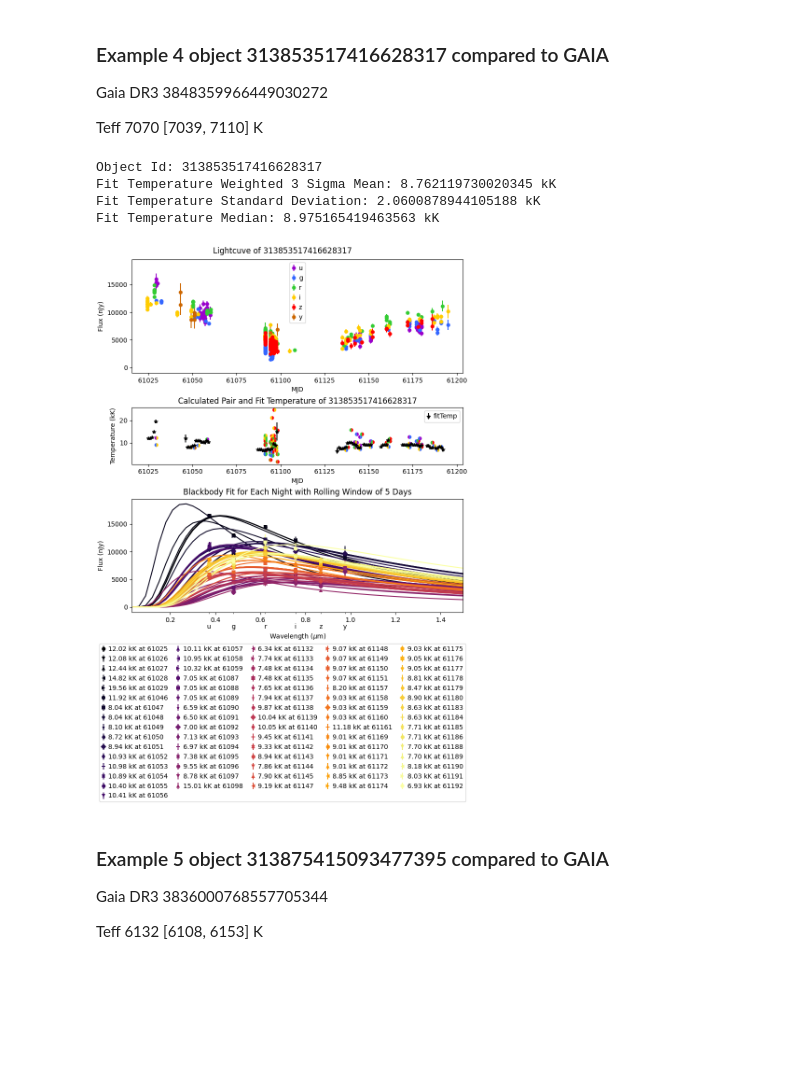
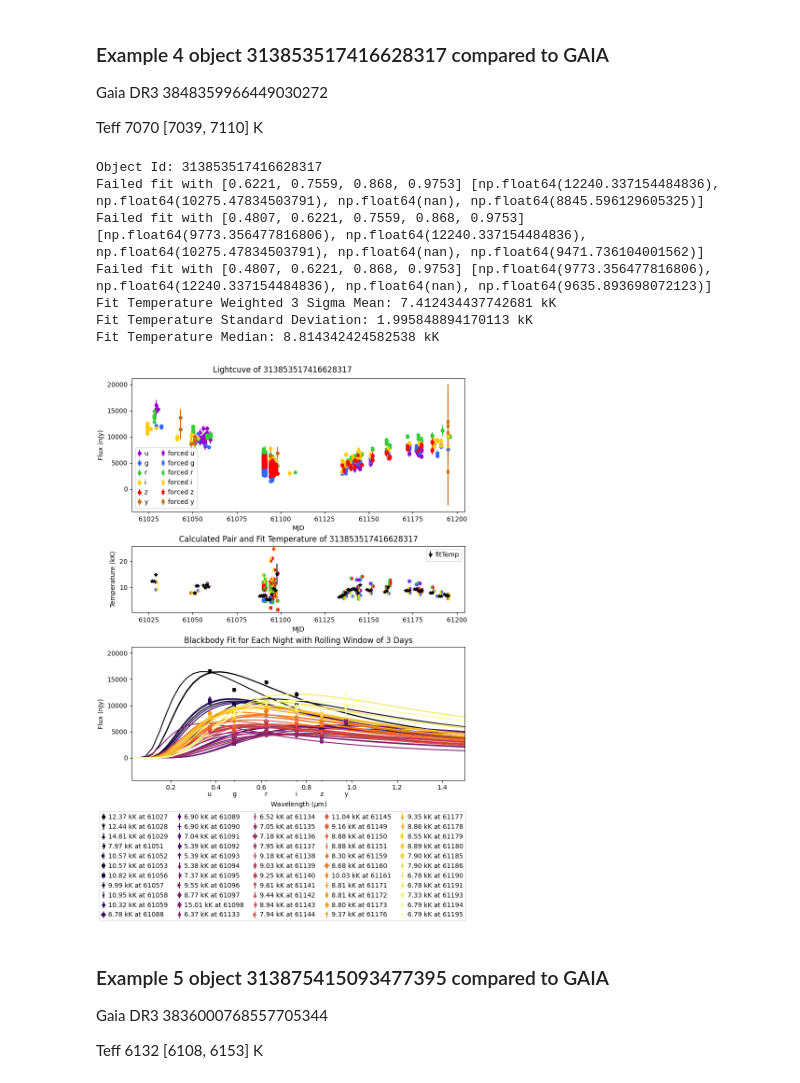
Before and after one commit to mwvgroup/pittgoogle-user-demos, a Jupyter notebook: other-examples/temperature_analysis.ipynb, the cells around one changed output. Cells and saved outputs as stored; diff of their text form; code cells hidden in the pictures; blank space fills up the shorter version.

Commit message:
Started using forced sources again

```diff
--- a/other-examples/temperature_analysis.ipynb
+++ b/other-examples/temperature_analysis.ipynb
@@ -60,20 +60,32 @@ def plot(objID, objList, pairTemp, fitTemp, window):
     # ax1.set_yscale('log')
 
     bars1 = []
+    fbars1 = []
     for band in color.keys():
-        mjd = objList.loc[objList.band == band, 'midpointMjdTai']
-        flux = objList.loc[objList.band == band, 'psfFlux']
-        fluxErr = objList.loc[objList.band == band, 'psfFluxErr']
+        mask = (objList.band == band) & (~objList.isForced)
+        fmask = (objList.band == band) & (objList.isForced)
+        mjd = objList.loc[mask, 'midpointMjdTai']
+        flux = objList.loc[mask, 'psfFlux']
+        fluxErr = objList.loc[mask, 'psfFluxErr']
+
+        fmjd = objList.loc[fmask, 'midpointMjdTai']
+        fflux = objList.loc[fmask, 'psfFlux']
+        ffluxErr = objList.loc[fmask, 'psfFluxErr']
 
         # plot the sources
         bars1.append(ax1.errorbar(mjd, flux, yerr=fluxErr, marker='o', markeredgewidth=0,
                                   color=color[band], linestyle = 'None', label=band))
 
+        fbars1.append(ax1.errorbar(fmjd, fflux, yerr=ffluxErr, marker='X', markeredgewidth=0,
+                                   color=color[band], linestyle = 'None', label=f'forced {band}'))
+
+    bars1 = bars1 + fbars1
+
     fig.suptitle(f'Lightcuve of {objID}')
     ax1.set_xlabel('MJD')
     ax1.set_ylabel('Flux (nJy)')
 
-    leg1 = ax1.legend(handlelength=0.5, handletextpad=0.5)
+    leg1 = ax1.legend(handles=bars1, ncols=2, handlelength=0.5, handletextpad=0.5)
 
     for i in range(len(pairTemp['temp'])):
         ax2.plot(pairTemp['mjd'][i], pairTemp['temp'][i],
@@ -500,13 +549,16 @@ Gaia DR3 3848359966449030272
 Teff    7070 [7039, 7110]	K
 # %%
 diaObjectId = 313853517416628317
-plotTemp(diaObjectId, save=True, update=False, window=5)
+plotTemp(diaObjectId, save=True, update=False, window=3)
 # %% [output]
 Object Id: 313853517416628317
-Fit Temperature Weighted 3 Sigma Mean: 8.762119730020345 kK
-Fit Temperature Standard Deviation: 2.0600878944105188 kK
-Fit Temperature Median: 8.975165419463563 kK
+Failed fit with [0.6221, 0.7559, 0.868, 0.9753] [np.float64(12240.337154484836), np.float64(10275.47834503791), np.float64(nan), np.float64(8845.596129605325)]
+Failed fit with [0.4807, 0.6221, 0.7559, 0.868, 0.9753] [np.float64(9773.356477816806), np.float64(12240.337154484836), np.float64(10275.47834503791), np.float64(nan), np.float64(9471.736104001562)]
+Failed fit with [0.4807, 0.6221, 0.868, 0.9753] [np.float64(9773.356477816806), np.float64(12240.337154484836), np.float64(nan), np.float64(9635.893698072123)]
+Fit Temperature Weighted 3 Sigma Mean: 7.412434437742681 kK
+Fit Temperature Standard Deviation: 1.995848894170113 kK
+Fit Temperature Median: 8.814342424582538 kK
-[figure, old version]
+[figure, new version]
 # %% [markdown]
 ### Example 5 object 313875415093477395 compared to GAIA
 Gaia DR3 3836000768557705344
```
Also changed, not shown: parts of 6 cells of this notebook, 6 other files.
